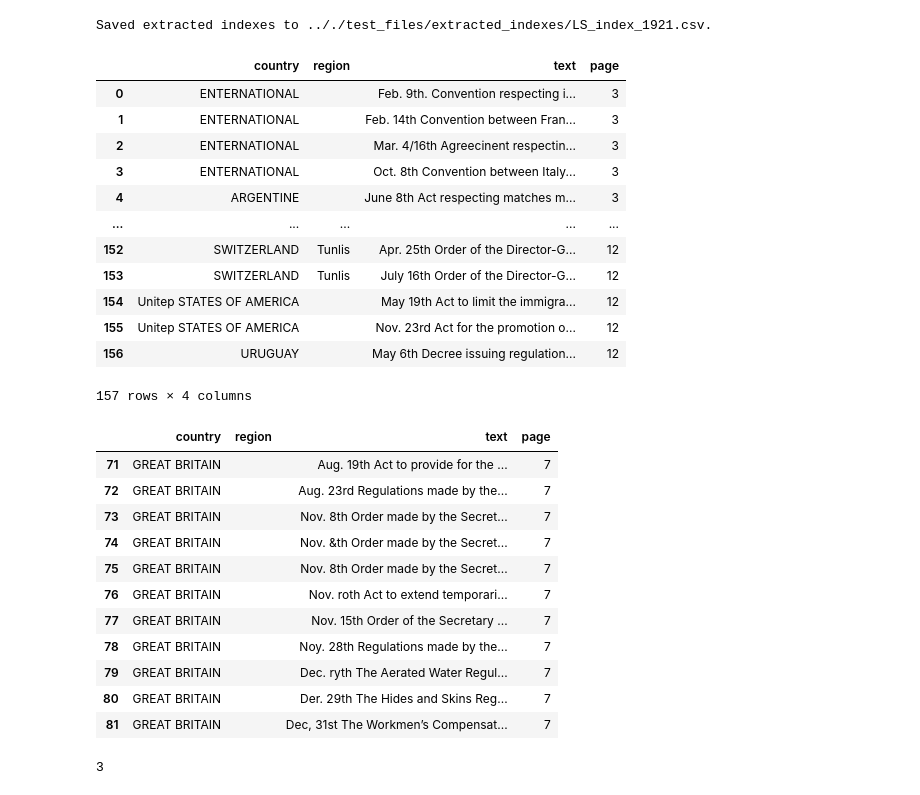
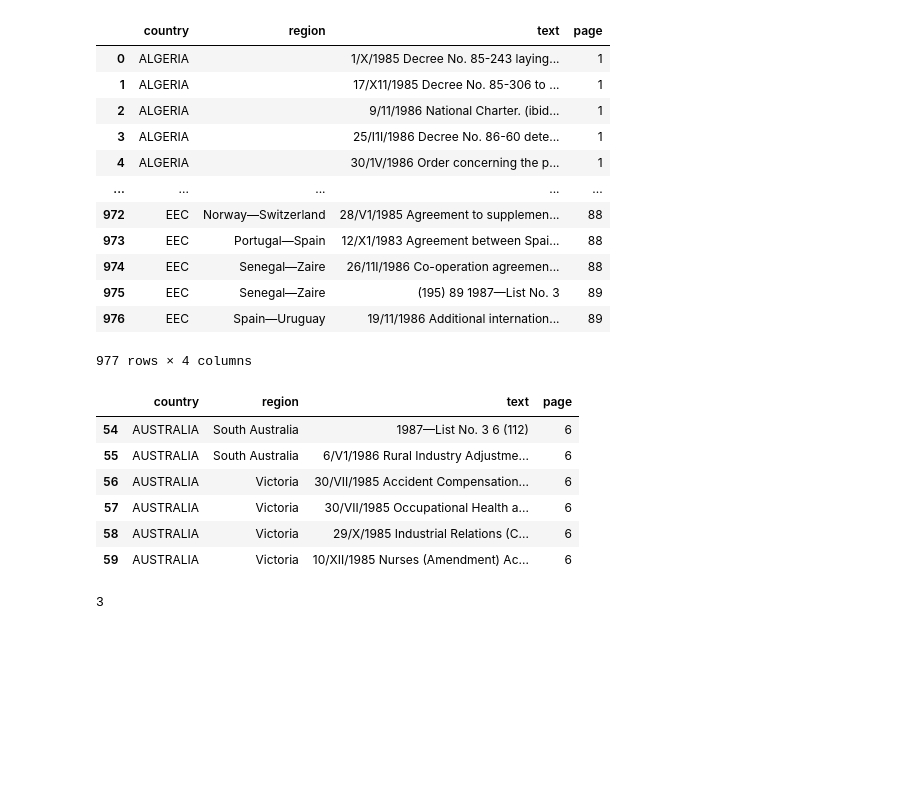
Before and after one commit to jeusa/indexex, a Jupyter notebook: code/index_extraction.ipynb, the cells around one changed output. Cells and saved outputs as stored; diff of their text form; code cells hidden in the pictures; blank space fills up the shorter version.

```diff
--- a/code/index_extraction.ipynb
+++ b/code/index_extraction.ipynb
@@ -26,7 +26,7 @@ test_dfs_dir = test_files_dir + "tesseract_data_frames/"
 test_output_dir = test_files_dir + "extracted_indexes/"
 test_files = util.list_files(test_files_dir)
 test_dfs = util.list_files(test_dfs_dir)
-file = test_dfs[-3]
+file = test_dfs[-2]
 
 indexes_path = "H:\Documents\Indexex\ILO_yearly_indices\\tesseract_data_frames"
 indexes_csv = util.list_files(indexes_path, suffix=".csv")
@@ -134,35 +68,29 @@ rec.iloc[100:].head(20)
 rec_df = extract.extract_indexes(pdf_df)
 rec_df
 # %% [output]
+|  | country | region | text | page |
+| 0 | ALGERIA |  | 1/X/1985 Decree No. 85-243 laying... | 1 |
+| 1 | ALGERIA |  | 17/X11/1985 Decree No. 85-306 to ... | 1 |
+| 2 | ALGERIA |  | 9/11/1986 National Charter. (ibid... | 1 |
+| 3 | ALGERIA |  | 25/I1I/1986 Decree No. 86-60 dete... | 1 |
+| 4 | ALGERIA |  | 30/1V/1986 Order concerning the p... | 1 |
+| ... | ... | ... | ... | ... |
+| 972 | EEC | Norway—Switzerland | 28/V1/1985 Agreement to supplemen... | 88 |
+| 973 | EEC | Portugal—Spain | 12/X1/1983 Agreement between Spai... | 88 |
+| 974 | EEC | Senegal—Zaire | 26/11I/1986 Co-operation agreemen... | 88 |
+| 975 | EEC | Senegal—Zaire | (195) 89 1987—List No. 3 | 89 |
+| 976 | EEC | Spain—Uruguay | 19/11/1986 Additional internation... | 89 |
-Saved extracted indexes to .././test_files/extracted_indexes/LS_index_1921.csv.
+977 rows × 4 columns
-|  | country | region | text | page |
-| 0 | ENTERNATIONAL |  | Feb. 9th. Convention respecting i... | 3 |
-| 1 | ENTERNATIONAL |  | Feb. 14th Convention between Fran... | 3 |
-| 2 | ENTERNATIONAL |  | Mar. 4/16th Agreecinent respectin... | 3 |
-| 3 | ENTERNATIONAL |  | Oct. 8th Convention between Italy... | 3 |
-| 4 | ARGENTINE |  | June 8th Act respecting matches m... | 3 |
-| ... | ... | ... | ... | ... |
-| 152 | SWITZERLAND | Tunlis | Apr. 25th Order of the Director-G... | 12 |
-| 153 | SWITZERLAND | Tunlis | July 16th Order of the Director-G... | 12 |
-| 154 | Unitep STATES OF AMERICA |  | May 19th Act to limit the immigra... | 12 |
-| 155 | Unitep STATES OF AMERICA |  | Nov. 23rd Act for the promotion o... | 12 |
-| 156 | URUGUAY |  | May 6th Decree issuing regulation... | 12 |
-157 rows × 4 columns
 # %%
-rec_df.loc[rec_df["page"]==7]
+rec_df.loc[rec_df["page"]==6]
 # %% [output]
 |  | country | region | text | page |
-| 71 | GREAT BRITAIN |  | Aug. 19th Act to provide for the ... | 7 |
-| 72 | GREAT BRITAIN |  | Aug. 23rd Regulations made by the... | 7 |
-| 73 | GREAT BRITAIN |  | Nov. 8th Order made by the Secret... | 7 |
-| 74 | GREAT BRITAIN |  | Nov. &th Order made by the Secret... | 7 |
-| 75 | GREAT BRITAIN |  | Nov. 8th Order made by the Secret... | 7 |
-| 76 | GREAT BRITAIN |  | Nov. roth Act to extend temporari... | 7 |
-| 77 | GREAT BRITAIN |  | Nov. 15th Order of the Secretary ... | 7 |
-| 78 | GREAT BRITAIN |  | Noy. 28th Regulations made by the... | 7 |
-| 79 | GREAT BRITAIN |  | Dec. ryth The Aerated Water Regul... | 7 |
-| 80 | GREAT BRITAIN |  | Der. 29th The Hides and Skins Reg... | 7 |
-| 81 | GREAT BRITAIN |  | Dec, 31st The Workmen’s Compensat... | 7 |
+| 54 | AUSTRALIA | South Australia | 1987—List No. 3 6 (112) | 6 |
+| 55 | AUSTRALIA | South Australia | 6/V1/1986 Rural Industry Adjustme... | 6 |
+| 56 | AUSTRALIA | Victoria | 30/VII/1985 Accident Compensation... | 6 |
+| 57 | AUSTRALIA | Victoria | 30/VII/1985 Occupational Health a... | 6 |
+| 58 | AUSTRALIA | Victoria | 29/X/1985 Industrial Relations (C... | 6 |
+| 59 | AUSTRALIA | Victoria | 10/XII/1985 Nurses (Amendment) Ac... | 6 |
 # %%
 bins_x0, bins_x1, x0_n = group.group_line_starts_ends(lines_df)
 borders = lines.make_borders_df(bins_x0, bins_x1)
```
Also changed, not shown: parts of 5 cells of this notebook, 1 other file.
